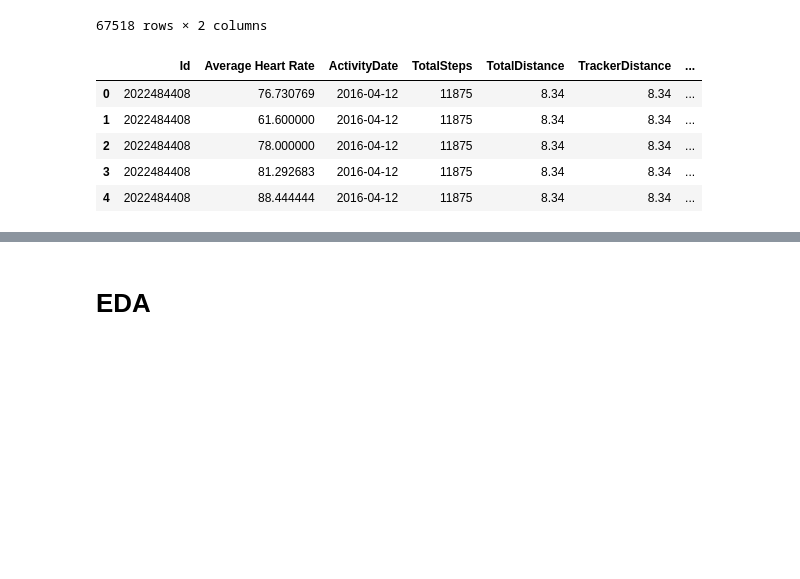
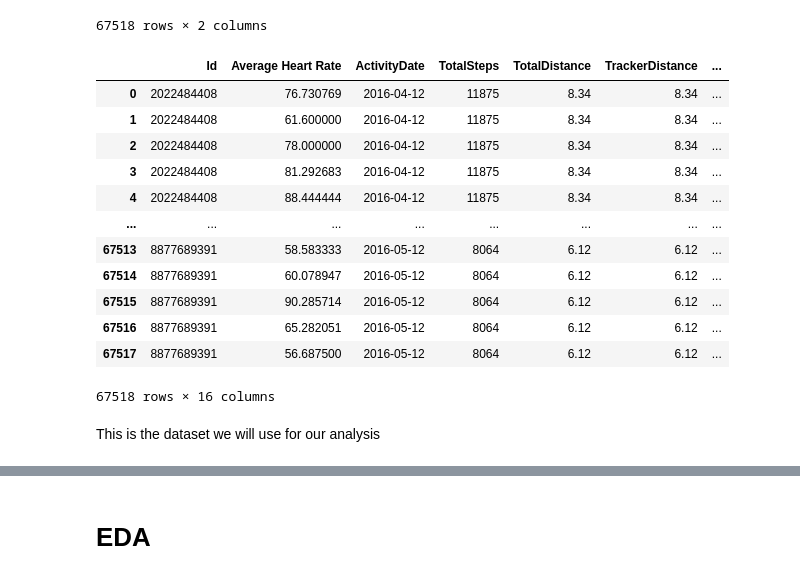
Before and after one commit to saran-sankar/fit-da, a Jupyter notebook: activity.ipynb, the cells around one changed output, grey strips where cells are left out. Saved outputs shown, nothing was run; the diff lists cells and outputs as text; code cells hidden in the pictures; blank space fills up the shorter version.

```diff
--- a/activity.ipynb
+++ b/activity.ipynb
@@ -102,11 +107,20 @@ heartrate_seconds_grouped_df
 67518 rows × 2 columns
 # %%
 df = pd.merge(heartrate_seconds_grouped_df, daily_activity_formatted, on=['Id', 'ActivityDate'], how='inner')
-df.head()
+df
 # %% [output]
 |  | Id | Average Heart Rate | ActivityDate | TotalSteps | TotalDistance | TrackerDistance | ... |
 | 0 | 2022484408 | 76.730769 | 2016-04-12 | 11875 | 8.34 | 8.34 | ... |
 | 1 | 2022484408 | 61.600000 | 2016-04-12 | 11875 | 8.34 | 8.34 | ... |
 | 2 | 2022484408 | 78.000000 | 2016-04-12 | 11875 | 8.34 | 8.34 | ... |
 | 3 | 2022484408 | 81.292683 | 2016-04-12 | 11875 | 8.34 | 8.34 | ... |
 | 4 | 2022484408 | 88.444444 | 2016-04-12 | 11875 | 8.34 | 8.34 | ... |
+| ... | ... | ... | ... | ... | ... | ... | ... |
+| 67513 | 8877689391 | 58.583333 | 2016-05-12 | 8064 | 6.12 | 6.12 | ... |
+| 67514 | 8877689391 | 60.078947 | 2016-05-12 | 8064 | 6.12 | 6.12 | ... |
+| 67515 | 8877689391 | 90.285714 | 2016-05-12 | 8064 | 6.12 | 6.12 | ... |
+| 67516 | 8877689391 | 65.282051 | 2016-05-12 | 8064 | 6.12 | 6.12 | ... |
+| 67517 | 8877689391 | 56.687500 | 2016-05-12 | 8064 | 6.12 | 6.12 | ... |
+67518 rows × 16 columns
+# %% [markdown]
+This is the dataset we will use for our analysis
```
Also changed, not shown: parts of 22 cells of this notebook.
